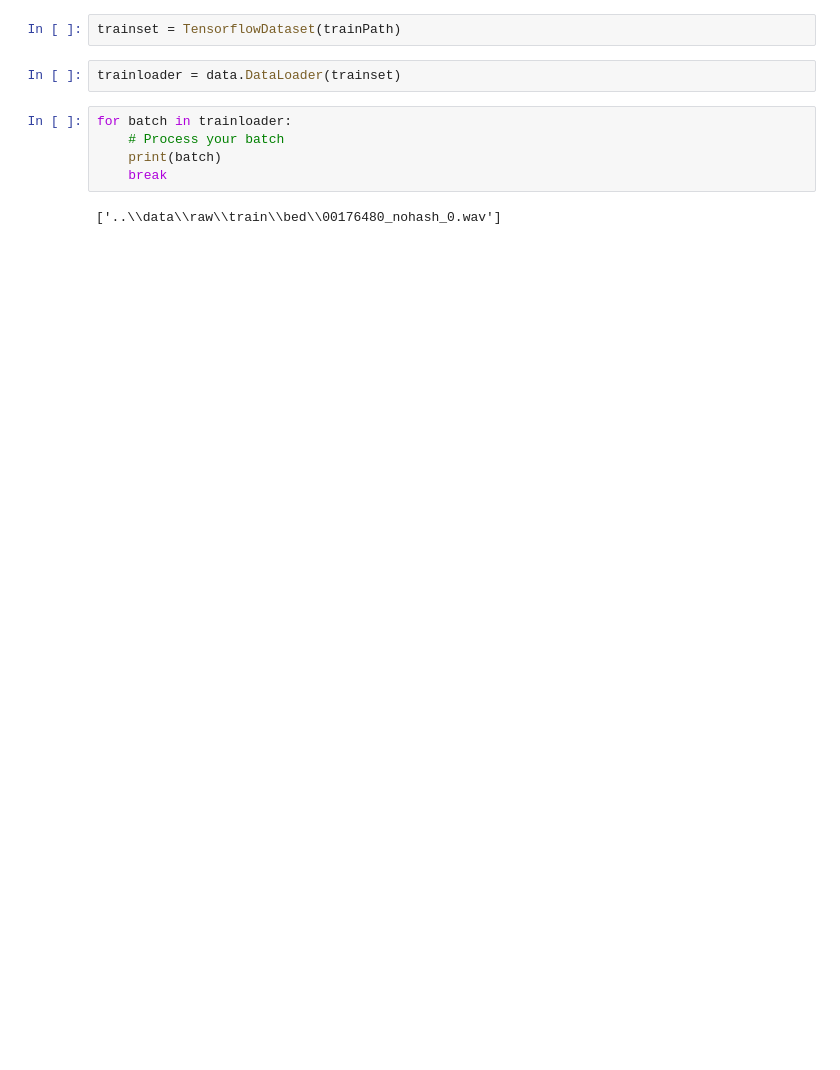
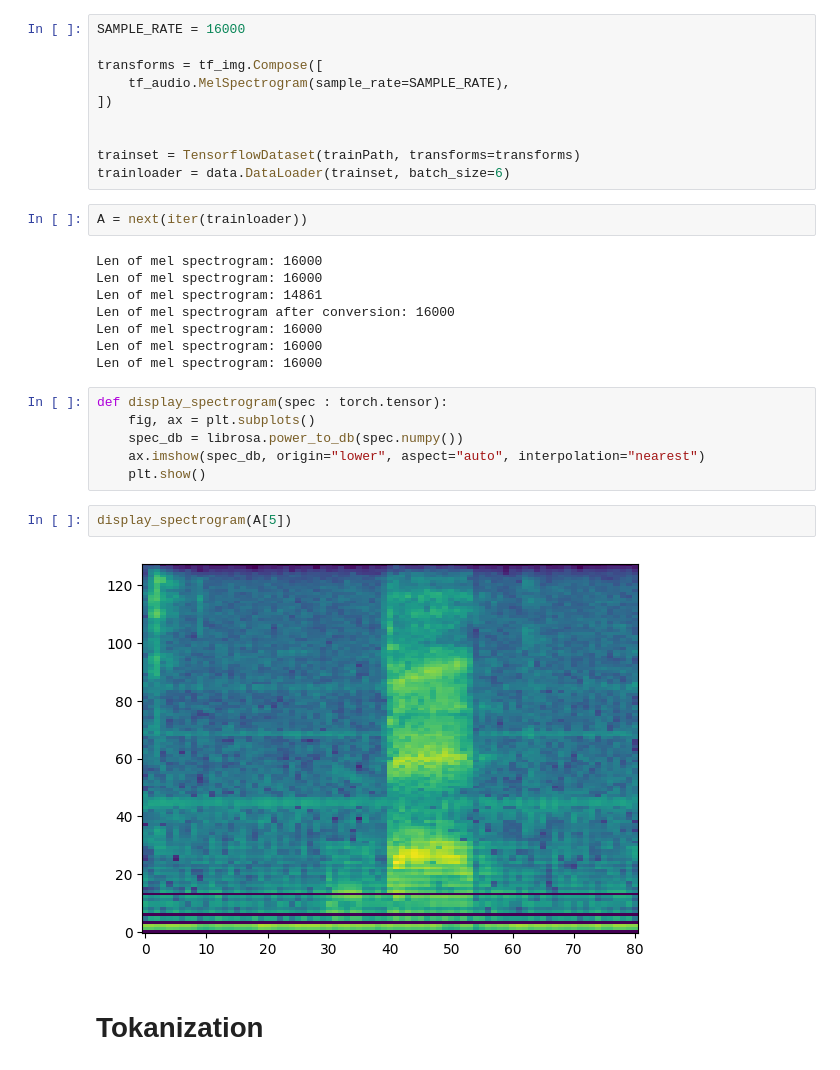
Before and after one commit to DeepLearningWUT/Transformers, a Jupyter notebook: notebooks/mlflowDemonstration.ipynb, the cells around one changed output. Drawn from its saved outputs; the diff is of its cells as text; blank space fills up the shorter version.

Commit message:
Add mel spectrograms

```diff
--- a/notebooks/mlflowDemonstration.ipynb
+++ b/notebooks/mlflowDemonstration.ipynb
@@ -43,11 +61,32 @@ class TensorflowDataset:
 # %%
-trainset = TensorflowDataset(trainPath)
+SAMPLE_RATE = 16000
+
+transforms = tf_img.Compose([
+    tf_audio.MelSpectrogram(sample_rate=SAMPLE_RATE),
+])
+
+
+trainset = TensorflowDataset(trainPath, transforms=transforms)
+trainloader = data.DataLoader(trainset, batch_size=6)
-# %%
-trainloader = data.DataLoader(trainset)
 # %%
-for batch in trainloader:
-    # Process your batch
-    print(batch)
-    break
+A = next(iter(trainloader))
 # %% [output]
-['..\\data\\raw\\train\\bed\\00176480_nohash_0.wav']
+Len of mel spectrogram: 16000
+Len of mel spectrogram: 16000
+Len of mel spectrogram: 14861
+Len of mel spectrogram after conversion: 16000
+Len of mel spectrogram: 16000
+Len of mel spectrogram: 16000
+Len of mel spectrogram: 16000
+# %%
+def display_spectrogram(spec : torch.tensor):
+    fig, ax = plt.subplots()
+    spec_db = librosa.power_to_db(spec.numpy())
+    ax.imshow(spec_db, origin="lower", aspect="auto", interpolation="nearest")
+    plt.show()
+# %%
+display_spectrogram(A[5])
+# %% [output]
+[figure, added]
+# %% [markdown]
+# Tokanization
```
Also changed, not shown: parts of 5 cells of this notebook.
